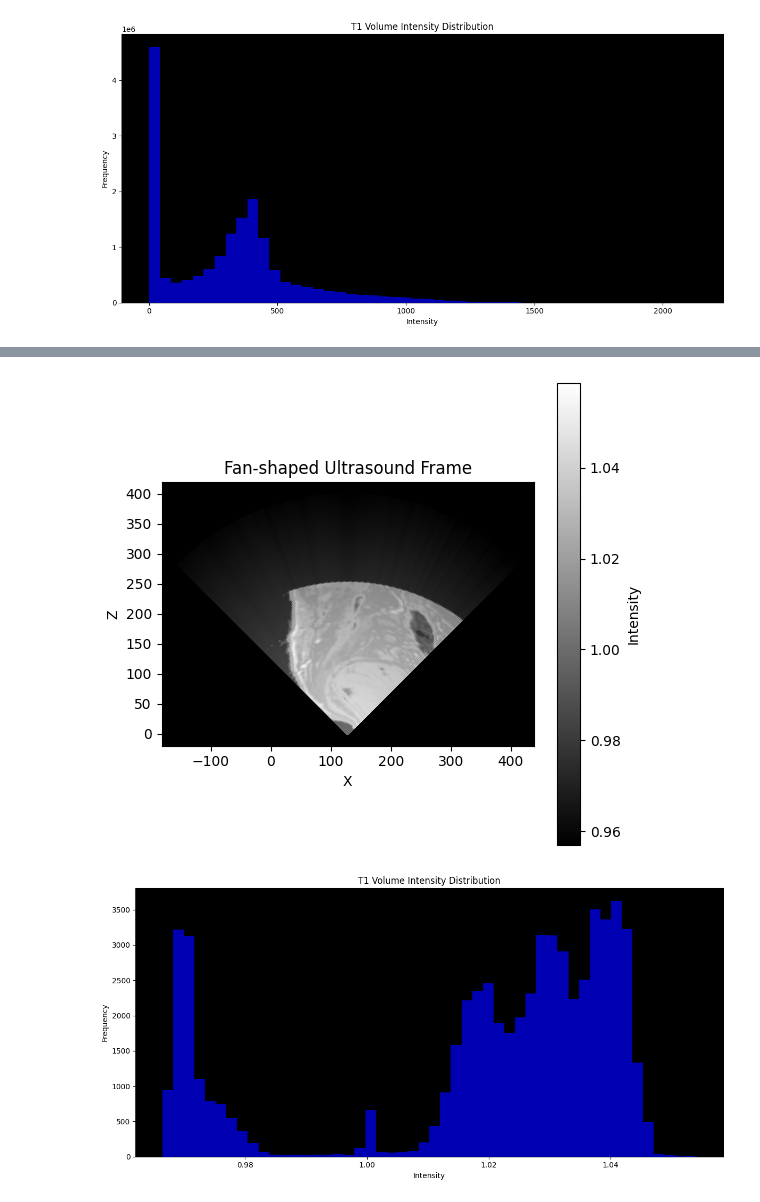
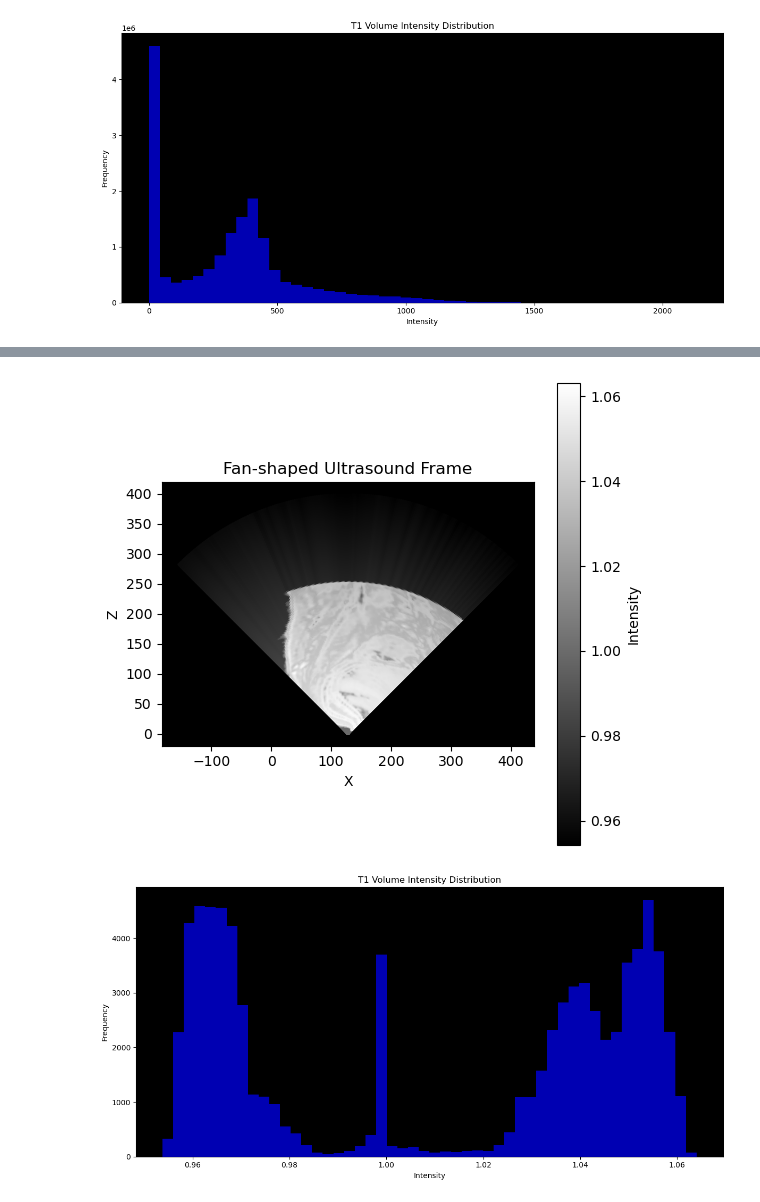
Before and after one commit to gduguey/DiffUS, a Jupyter notebook: notebooks/playground_gabi copy.ipynb, the cells around one changed output, grey strips where cells are left out. Cells and saved outputs as stored; diff of their text form; code cells hidden in the pictures.

```diff
--- a/notebooks/playground_gabi copy.ipynb
+++ b/notebooks/playground_gabi copy.ipynb
@@ -204,20 +225,20 @@ UR.plot_frame(
 # %%
 output = UR.plot_beam_frame(
     volume=Z_vol,
-    source=torch.tensor([100,40.,0]),
+    source=torch.tensor([100,50.,0]),
     directions=torch.tensor(directions),
     angle=45
 )
 
 # output = UR.plot_beam_frame(
 #     volume=T1_volume,
 #     source=torch.tensor([100,40.,0]),
 #     directions=torch.tensor(directions),
 #     angle=45
 # )
 # %% [output]
-[figure, old version]
+[figure, new version]
 # %%
 plot_histogram(output)
 # %% [output]
-[figure, old version]
+[figure, new version]
```
Also changed, not shown: parts of 8 cells of this notebook, 7 other files.
